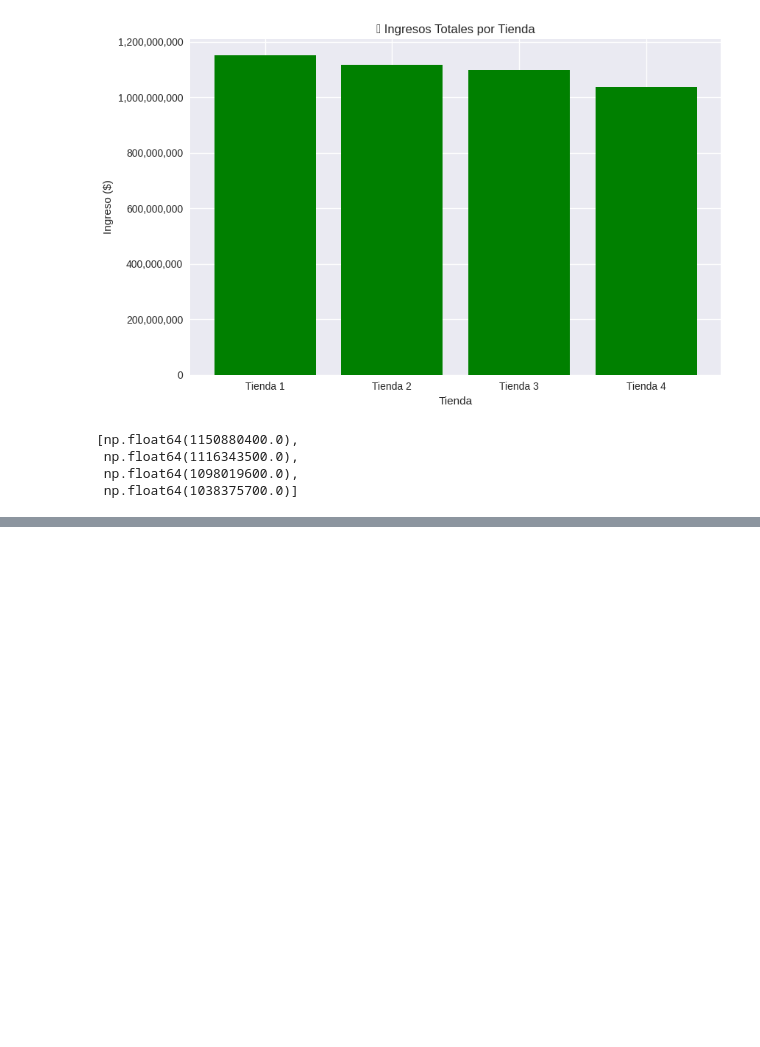
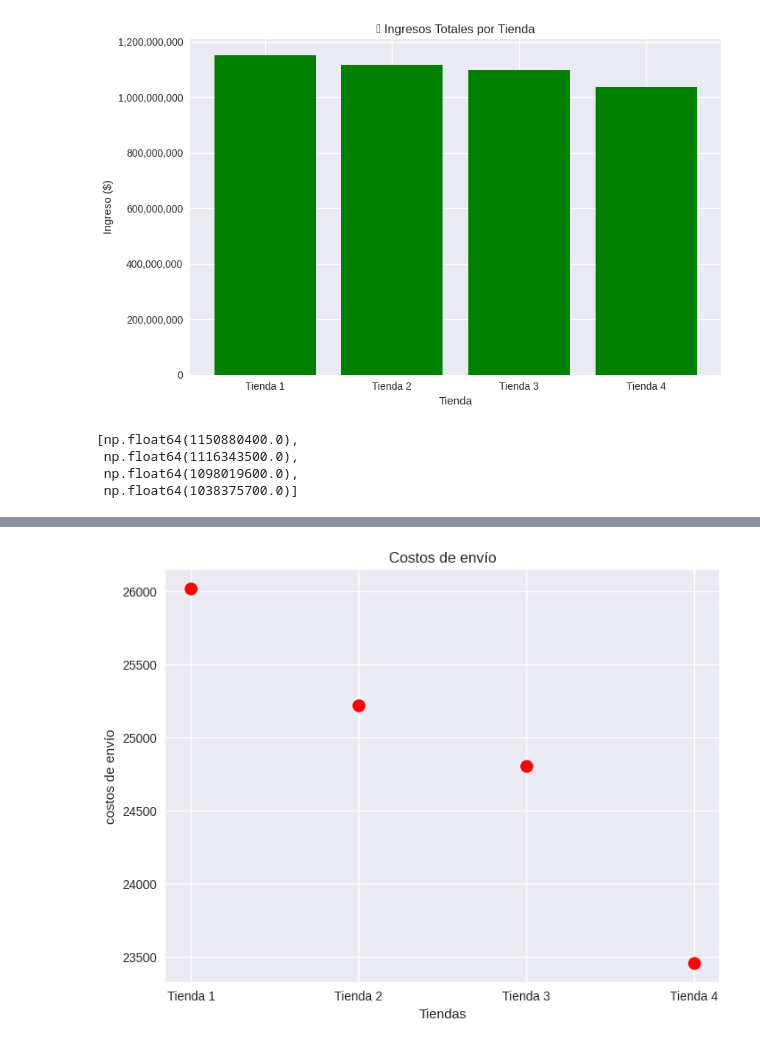
Before and after one commit to AndresLunaH/Alura-Store, a Jupyter notebook: Analisis_Alura.ipynb, the cells around one changed output, grey strips where cells are left out. Saved outputs shown, nothing was run; the diff lists cells and outputs as text; code cells hidden in the pictures; blank space fills up the shorter version.

```diff
--- a/Analisis_Alura.ipynb
+++ b/Analisis_Alura.ipynb
@@ -221,0 +267,21 @@ ingresos
+# %%
+
+costos_envios= [envio_promedio_1, envio_promedio_2, envio_promedio_3, envio_promedio_4]
+
+
+
+plt.figure(figsize=(8, 6))  # Ajustar el tamaño de la figura
+plt.scatter(tiendas, costos_envios, s=100, c='red', marker='o')
+
+# Añadir etiquetas a los ejes
+plt.xlabel('Tiendas')
+plt.ylabel('costos de envío')
+
+# Añadir un título
+plt.title('Costos de envío')
+
+# Mostrar el gráfico
+plt.grid(True)  # Añadir una cuadrícula para facilitar la lectura
+plt.show()
+# %% [output]
+[figure, added]
```
Also changed, not shown: parts of 4 cells of this notebook.
